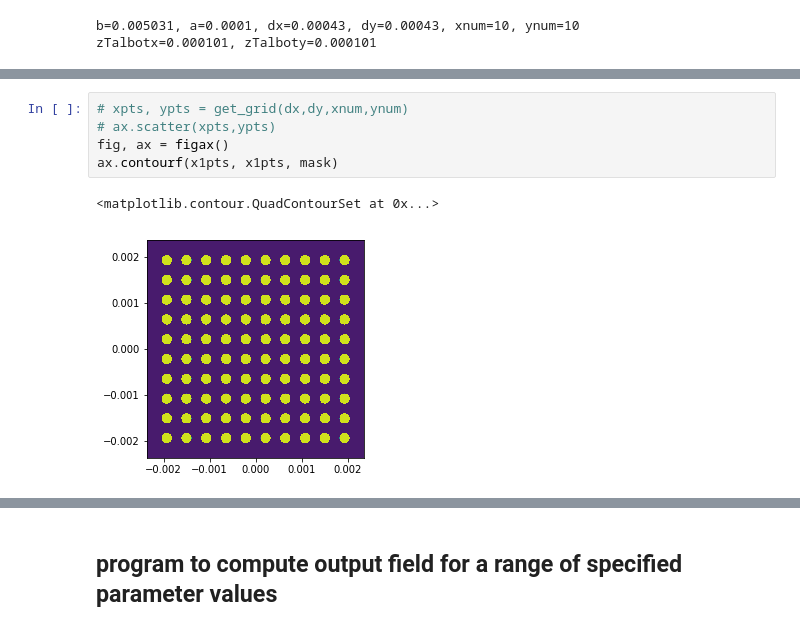
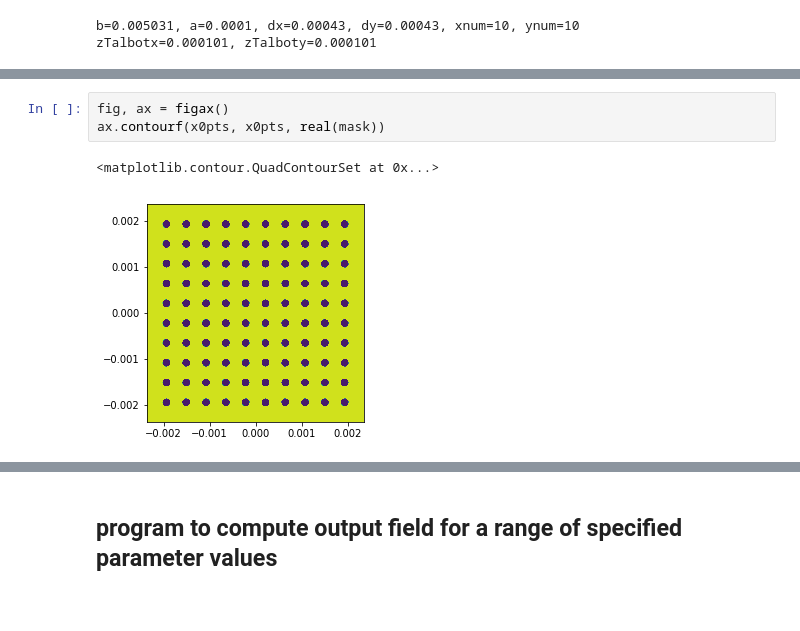
Before and after one commit to prhuft/fourier-optics, a Jupyter notebook: randomized_array.ipynb, the cells around one changed output, grey strips where cells are left out. Cells and saved outputs as stored; diff of their text form.

```diff
--- a/randomized_array.ipynb
+++ b/randomized_array.ipynb
@@ -120,8 +108,6 @@ plt.plot(xr, random.normal(0, 0.1, len(xr)))
-# %%
-# xpts, ypts = get_grid(dx,dy,xnum,ynum)
-# ax.scatter(xpts,ypts)
-fig, ax = figax()
-ax.contourf(x1pts, x1pts, mask)
-# %% [output]
-<matplotlib.contour.QuadContourSet at 0x...>
-[figure, removed]
+# %%
+fig, ax = figax()
+ax.contourf(x0pts, x0pts, real(mask))
+# %% [output]
+<matplotlib.contour.QuadContourSet at 0x...>
+[figure, added]
```
Also changed, not shown: parts of 16 cells of this notebook, 3 other files.
